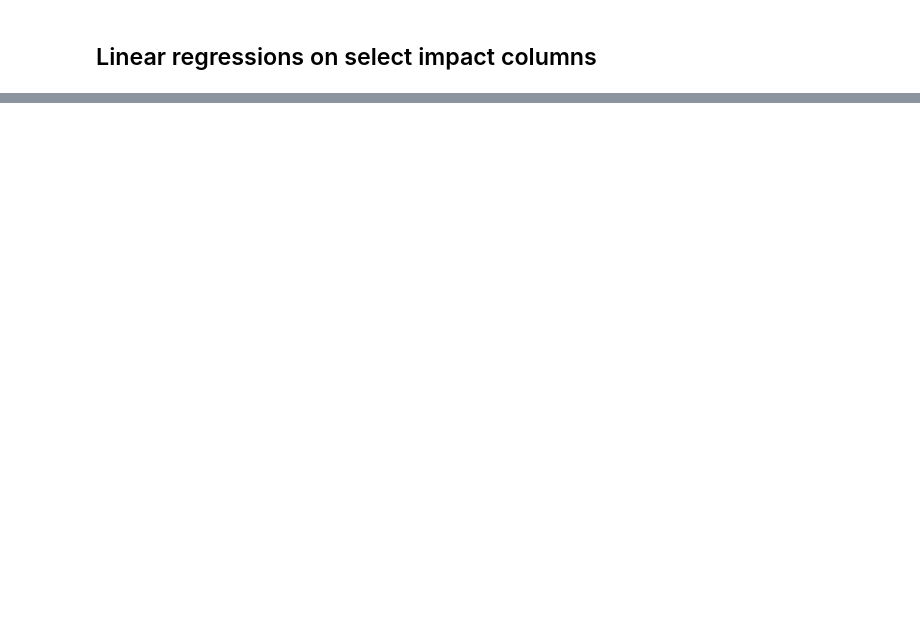
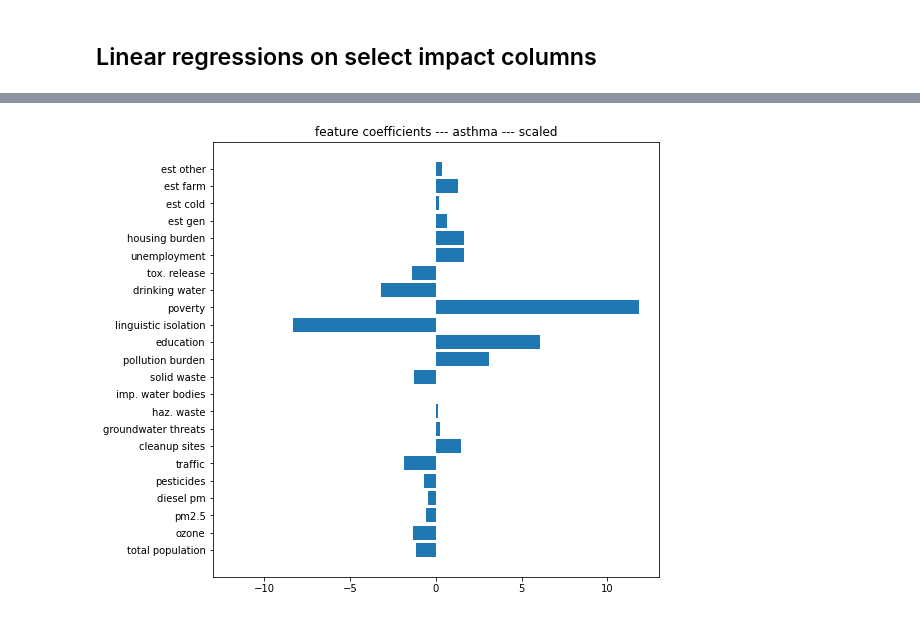
Before and after one commit to gigi-codes/warehouse_density, a Jupyter notebook: David/7_linear_regression.ipynb, the cells around one changed output, grey strips where cells are left out. Saved outputs shown, nothing was run; the diff lists cells and outputs as text; code cells hidden in the pictures; blank space fills up the shorter version.

```diff
--- a/David/7_linear_regression.ipynb
+++ b/David/7_linear_regression.ipynb
@@ -695,2 +756,26 @@ score_cols
 # %% [markdown]
 ## Linear regressions on select impact columns
+# %%
+select_cols = ['total population',
+               'ozone',
+               'pm2.5',
+               'diesel pm',
+               'pesticides',
+               'traffic',
+               'cleanup sites',
+               'groundwater threats',
+               'haz. waste',
+               'imp. water bodies',
+               'solid waste',
+               'pollution burden',
+               'education',
+               'linguistic isolation',
+               'poverty',
+               'drinking water',
+               'tox. release',
+               'unemployment',
+               'housing burden',
+               'est gen',
+               'est cold',
+               'est farm',
+               'est other']
@@ -696,0 +807,3 @@ score_cols
+# %%
+#asthma
+a_coefs = single_fit(amgd, select_cols, 'asthma')
@@ -696,0 +819,5 @@ score_cols
+# %%
+scaled_a_coefs = get_scaled_coefs(amgd, select_cols, a_coefs)
+barh_coefs(scaled_a_coefs, select_cols, xlim = 13, title = 'feature coefficients --- asthma --- scaled')
+# %% [output]
+[figure, added]
```
Also changed, not shown: parts of 21 cells of this notebook, 3 other files.
